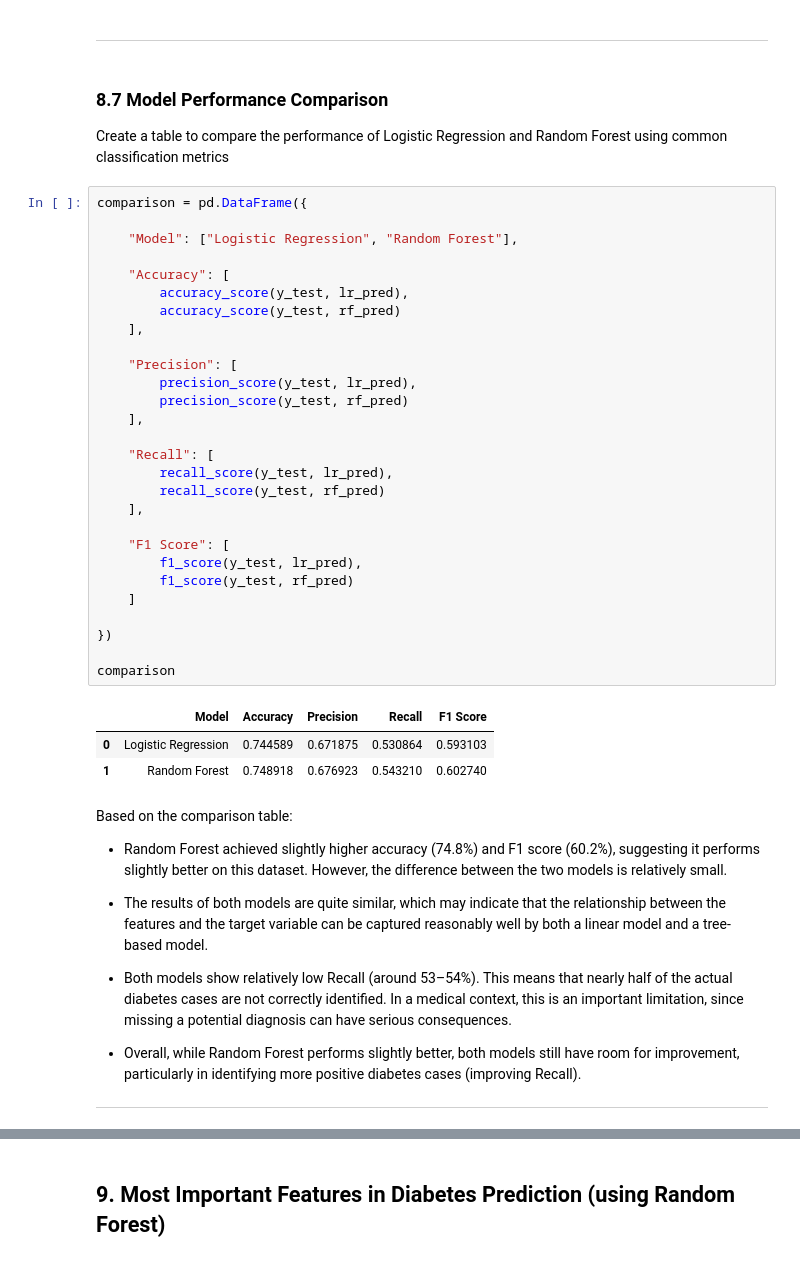
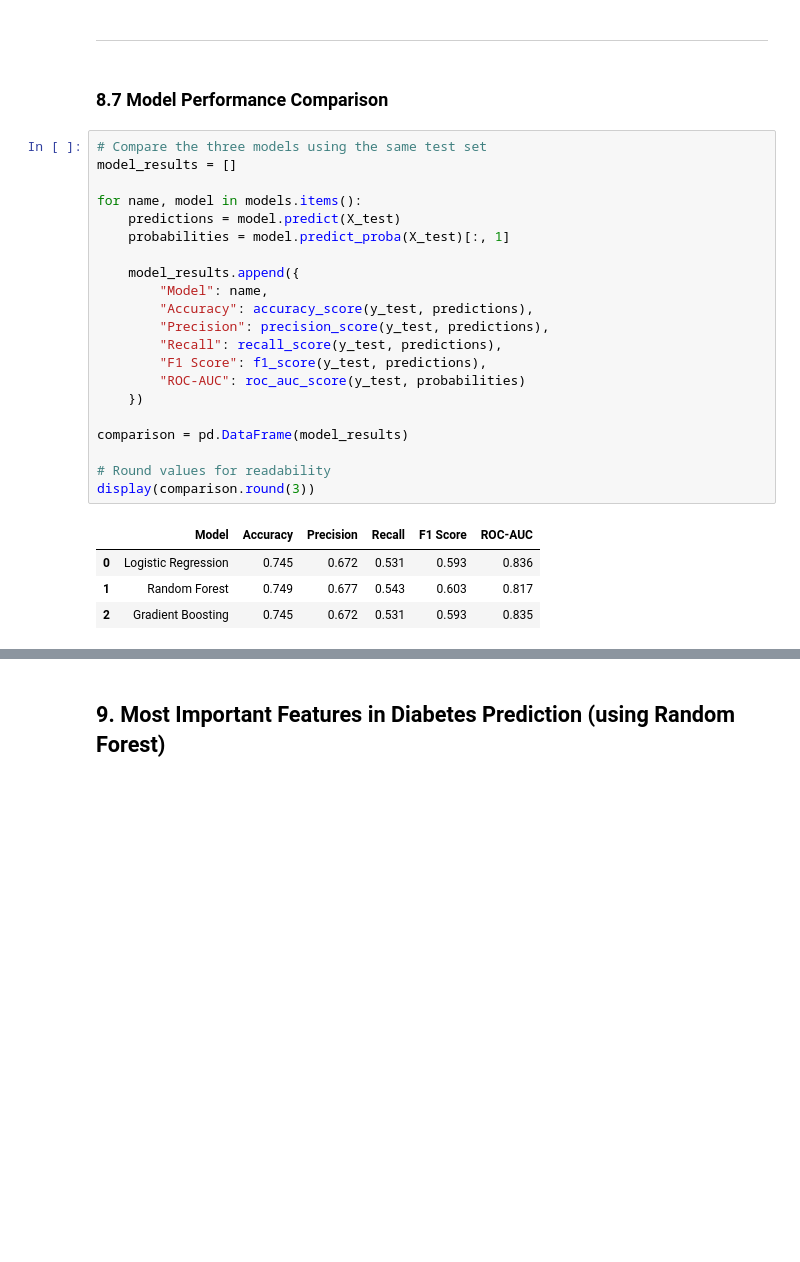
Before and after one commit to sati2799/diabetes-risk-prediction-ml, a Jupyter notebook: notebooks/Pima_Indians_Diabetes_Classification.ipynb, the cells around one changed output, grey strips where cells are left out. Cells and saved outputs as stored; diff of their text form; blank space fills up the shorter version.

```diff
--- a/notebooks/Pima_Indians_Diabetes_Classification.ipynb
+++ b/notebooks/Pima_Indians_Diabetes_Classification.ipynb
@@ -931,50 +979,31 @@ plt.show()
 
 
 ---
-# %% [markdown]
-### 8.7 Model Performance Comparison
-
-Create a table to compare the performance of Logistic Regression and Random Forest using common classification metrics
-# %%
-comparison = pd.DataFrame({
-
-    "Model": ["Logistic Regression", "Random Forest"],
-
-    "Accuracy": [
-        accuracy_score(y_test, lr_pred),
-        accuracy_score(y_test, rf_pred)
-    ],
-
-    "Precision": [
-        precision_score(y_test, lr_pred),
-        precision_score(y_test, rf_pred)
-    ],
-
-    "Recall": [
-        recall_score(y_test, lr_pred),
-        recall_score(y_test, rf_pred)
-    ],
-
-    "F1 Score": [
-        f1_score(y_test, lr_pred),
-        f1_score(y_test, rf_pred)
-    ]
-
-})
-
-comparison
-# %% [output]
-|  | Model | Accuracy | Precision | Recall | F1 Score |
-| 0 | Logistic Regression | 0.744589 | 0.671875 | 0.530864 | 0.593103 |
-| 1 | Random Forest | 0.748918 | 0.676923 | 0.543210 | 0.602740 |
-# %% [markdown]
-Based on the comparison table:
-
-- Random Forest achieved slightly higher accuracy (74.8%) and F1 score (60.2%), suggesting it performs slightly better on this dataset. However, the difference between the two models is relatively small.
-
-- The results of both models are quite similar, which may indicate that the relationship between the features and the target variable can be captured reasonably well by both a linear model and a tree-based model.
-
-- Both models show relatively low Recall (around 53–54%). This means that nearly half of the actual diabetes cases are not correctly identified. In a medical context, this is an important limitation, since missing a potential diagnosis can have serious consequences.
-
-- Overall, while Random Forest performs slightly better, both models still have room for improvement, particularly in identifying more positive diabetes cases (improving Recall).
----
+# %% [markdown]
+### 8.7 Model Performance Comparison
+# %%
+# Compare the three models using the same test set
+model_results = []
+
+for name, model in models.items():
+    predictions = model.predict(X_test)
+    probabilities = model.predict_proba(X_test)[:, 1]
+
+    model_results.append({
+        "Model": name,
+        "Accuracy": accuracy_score(y_test, predictions),
+        "Precision": precision_score(y_test, predictions),
+        "Recall": recall_score(y_test, predictions),
+        "F1 Score": f1_score(y_test, predictions),
+        "ROC-AUC": roc_auc_score(y_test, probabilities)
+    })
+
+comparison = pd.DataFrame(model_results)
+
+# Round values for readability
+display(comparison.round(3))
+# %% [output]
+|  | Model | Accuracy | Precision | Recall | F1 Score | ROC-AUC |
+| 0 | Logistic Regression | 0.745 | 0.672 | 0.531 | 0.593 | 0.836 |
+| 1 | Random Forest | 0.749 | 0.677 | 0.543 | 0.603 | 0.817 |
+| 2 | Gradient Boosting | 0.745 | 0.672 | 0.531 | 0.593 | 0.835 |
```
Also changed, not shown: parts of 15 cells of this notebook.
